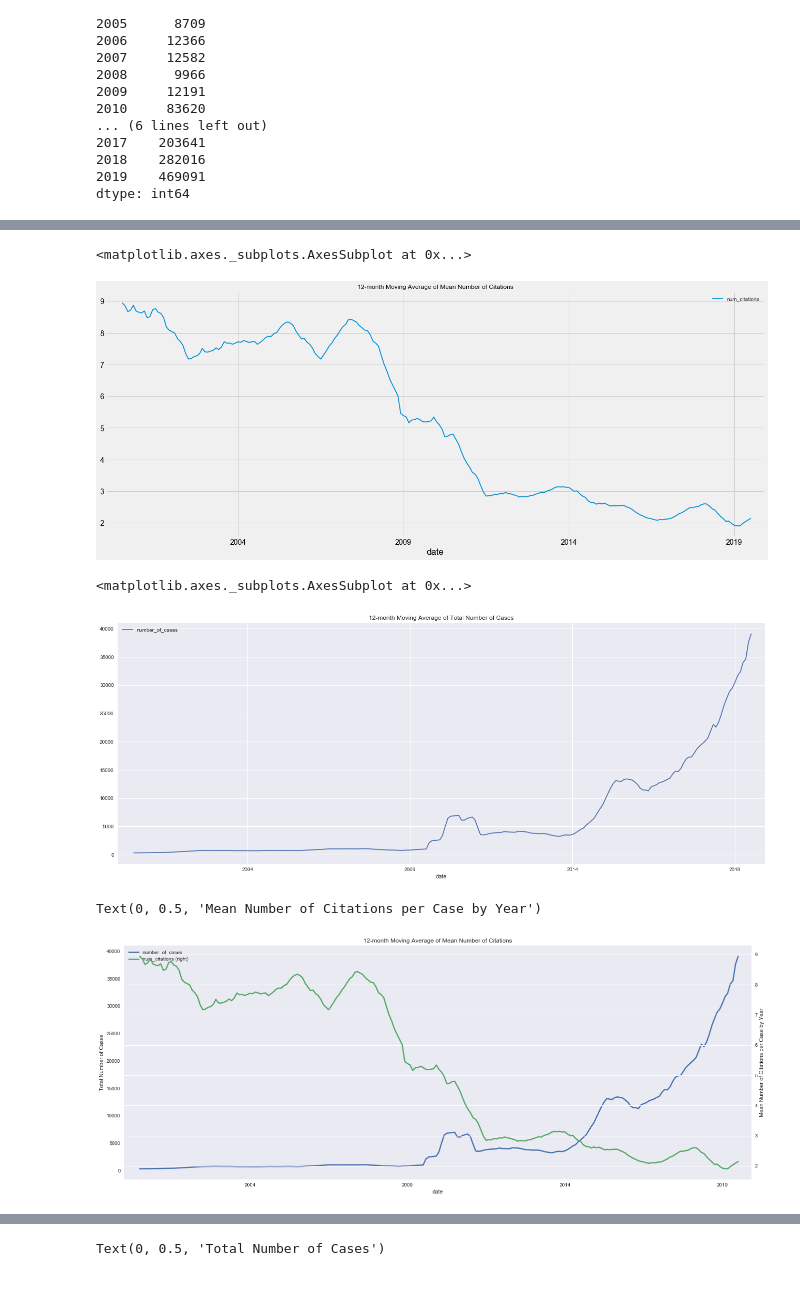
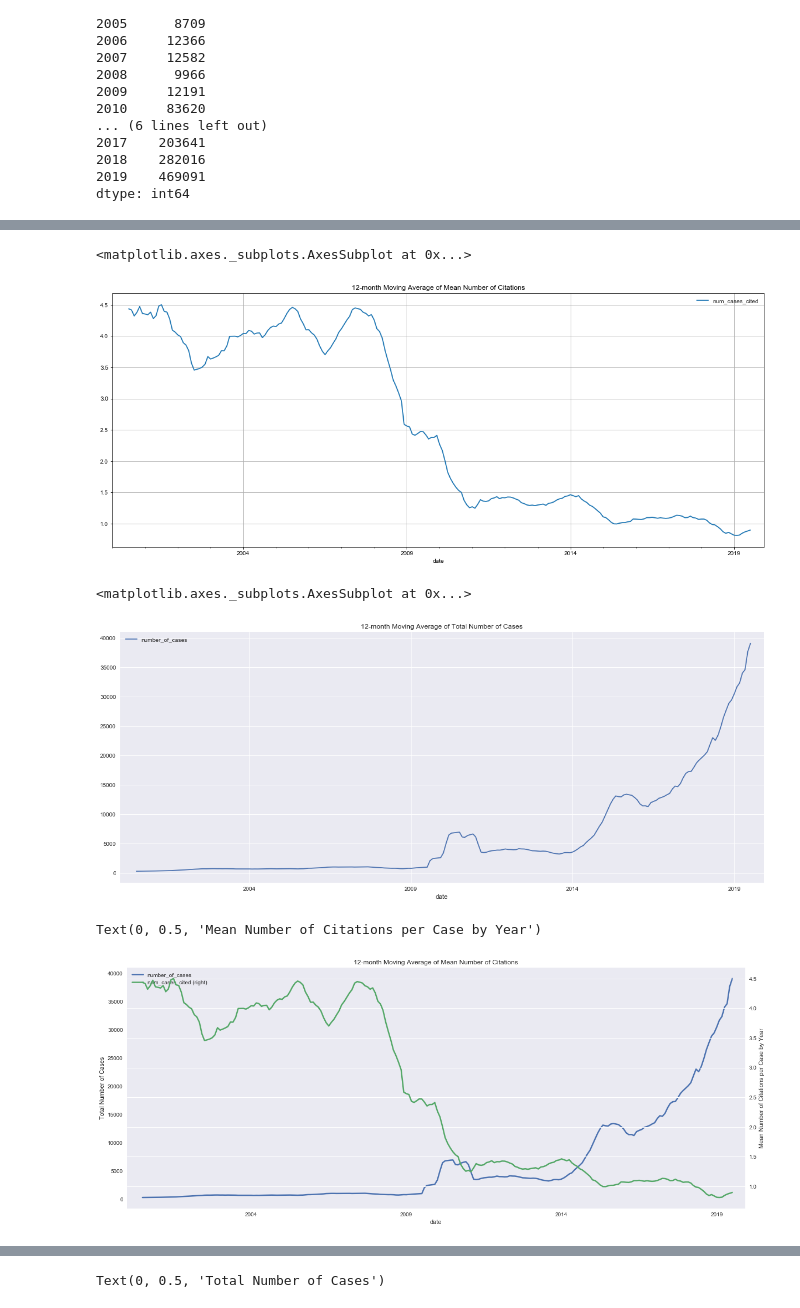
Before and after one commit to nixonpj/dime_ik, a Jupyter notebook: kanoon/kanoon_viz.ipynb, the cells around one changed output, grey strips where cells are left out. Drawn from its saved outputs; the diff is of its cells as text; code cells hidden in the pictures.

```diff
--- a/kanoon/kanoon_viz.ipynb
+++ b/kanoon/kanoon_viz.ipynb
@@ -125,3 +134,3 @@ df.to_pickle('df_7courts.pkl')
 # %%
-df = pd.read_pickle('df_7courts.pkl')
+df = pd.read_pickle('df_5courts.pkl')
 # %%
@@ -227,13 +209,13 @@ month_year_group = df.groupby(df.date.dt.strftime('%B-%Y'))
 # %%
 fig, ax = plt.subplots()
 plt.style.use('seaborn')
-mean_citations_monthly = pd.DataFrame(month_year_group['num_citations'].mean())
+mean_citations_monthly = pd.DataFrame(month_year_group['num_cases_cited'].mean())
 mean_citations_monthly.index = pd.to_datetime(mean_citations_monthly.index)
 mean_citations_monthly.sort_index(inplace=True)
 mean_citations_monthly.rolling(12, center=True).mean().plot(figsize=(20,8), ax=ax, title='12-month Moving Average of Mean Number of Citations')
 # %% [output]
 <matplotlib.axes._subplots.AxesSubplot at 0x...>
-[figure, old version]
+[figure, new version]
 # %%
 fig, ax = plt.subplots()
 plt.style.use('seaborn')
@@ -245,7 +227,7 @@ cases_by_time.rolling(12, center=True).mean().plot(figsize=(20,8), ax=ax, title=
 # cases_by_time.plot(figsize=(20,8))
 # %% [output]
 <matplotlib.axes._subplots.AxesSubplot at 0x...>
-[figure, old version]
+[figure, new version]
 # %%
 fig, ax = plt.subplots()
 plt.style.use('seaborn')
@@ -257,7 +239,7 @@ mean_citations_monthly.rolling(12, center=True).mean().plot(figsize=(20,8), line
 plt.ylabel("Mean Number of Citations per Case by Year")
 # %% [output]
 Text(0, 0.5, 'Mean Number of Citations per Case by Year')
-[figure, old version]
+[figure, new version]
 # %%
 fig, ax = plt.subplots()
 plt.style.use('seaborn')
```
Also changed, not shown: parts of 12 cells of this notebook, 4 other files.
